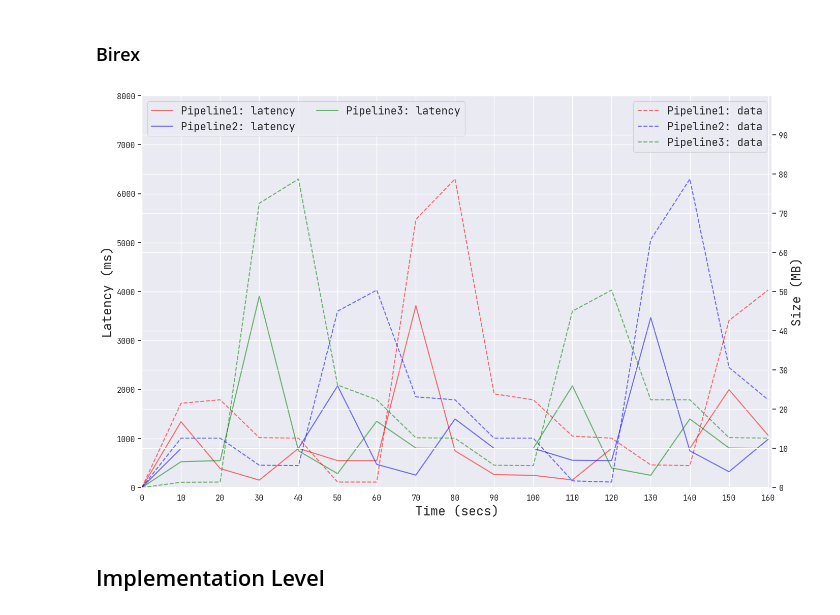
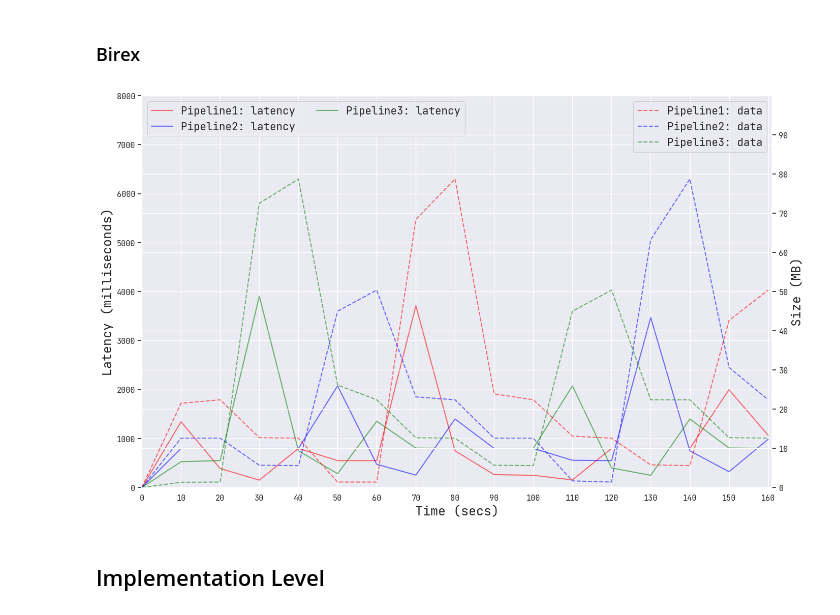
Before and after one commit to LBacchiani/architectural_reconfiguration_platform, a Jupyter notebook: data/main.ipynb, the cells around one changed output. Cells and saved outputs as stored; diff of their text form; code cells hidden in the pictures.

```diff
--- a/data/main.ipynb
+++ b/data/main.ipynb
@@ -838,35 +838,35 @@ l3 = ax.plot(
         linestyle='solid',
         label='Pipeline3: latency',
         color='green',
         zorder=1,
         alpha=.55
 )
 
 
 
 
     # set ticks and labels
 ax.set_xlabel('Time (secs)', fontsize=18)
 
 
     # background ticks and labels
 ax.set_yticks(range(0, 10000, 1000))
 ax_background.set_yticks(range(0, 100, 10))
 ax.set_ylim(-.0001, 8000)
 ax_background.set_ylim(-.0001, 100)
-ax.set_ylabel('Latency (ms)', fontsize=18)
+ax.set_ylabel('Latency (milliseconds)', fontsize=18)
 ax_background.set_ylabel('Size (MB)', fontsize=18)
 ax.set_xlim(0, 161)
 ax.set_xticks(range(0, 161, 10))
 
  # legend settings
 ax.legend(loc='upper left', ncol=2, frameon=True, fontsize=15)
 
 ax_background.legend(loc='upper right', ncol=1, frameon=True, fontsize=15)
 
 fig.savefig(f'fig/specification_level_{system_data}.pdf', dpi=300, format='pdf', bbox_inches='tight')
 # %% [output]
-[figure, old version]
+[figure, new version]
 # %% [markdown]
 ## Implementation Level
 # %% [markdown]
```
Also changed, not shown: parts of 4 cells of this notebook, 34 other files.
